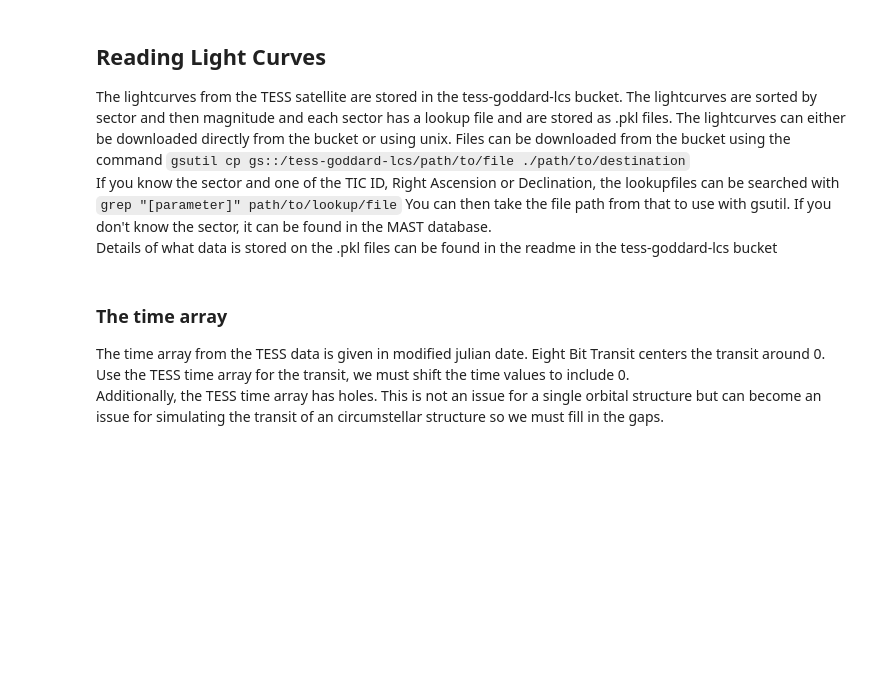
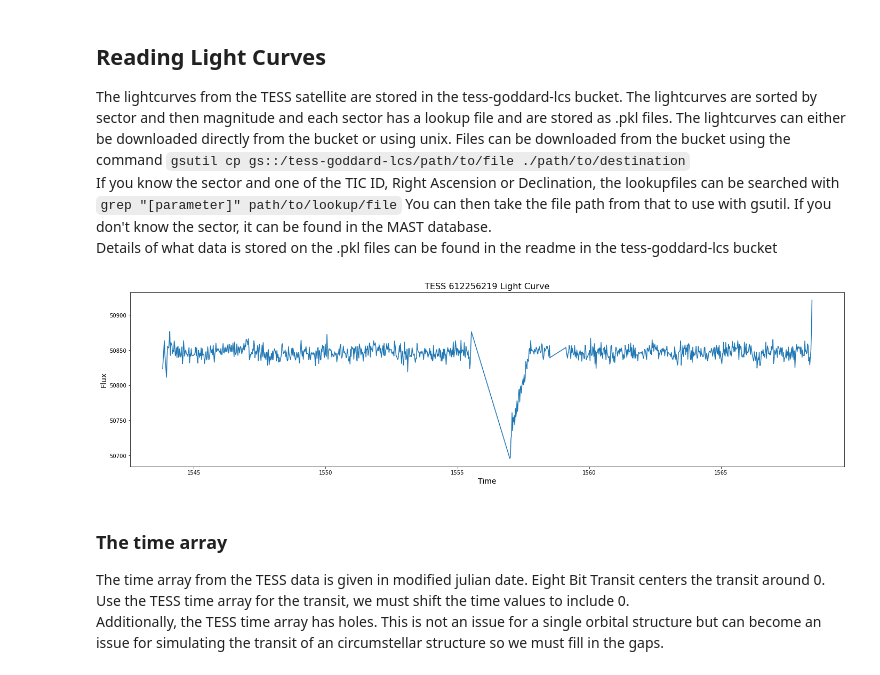
Before and after one commit to joshua-bromley/tessSignalInjection, a Jupyter notebook: lightCurveSums/tutorial.ipynb, the cells around one changed output. Drawn from its saved outputs; the diff is of its cells as text; code cells hidden in the pictures; blank space fills up the shorter version.

```diff
--- a/lightCurveSums/tutorial.ipynb
+++ b/lightCurveSums/tutorial.ipynb
@@ -28,18 +28,21 @@ Details of what data is stored on the .pkl files can be found in the readme in t
 # %%
 fp = open("./lightcurves/tesslc_364539361.pkl","rb") ##Loading the file
 data = pickle.load(fp)
 fp.close()
 
 q = data[11]==0 #Extracting the data we want, can only keep high quality data
 times = data[6][q]
 lc = data[8][q]
 
+
 fig, ax = plt.subplots(1,1,figsize=(24,6))##Plotting for good measure
-ax.plot(times,lc,color="#1969ea",ls="-",lw=5)
+ax.plot(times,lc)
 plt.xlabel("Time",fontsize=14)
 plt.ylabel("Flux",fontsize=14)
 plt.title(r"TESS 612256219 Light Curve",fontsize=16)
 plt.show()
+# %% [output]
+[figure, added]
 # %% [markdown]
 ### The time array
 The time array from the TESS data is given in modified julian date. Eight Bit Transit centers the transit around 0. Use the TESS time array for the transit, we must shift the time values to include 0. <br>
```
Also changed, not shown: parts of 8 cells of this notebook, 5 other files.
